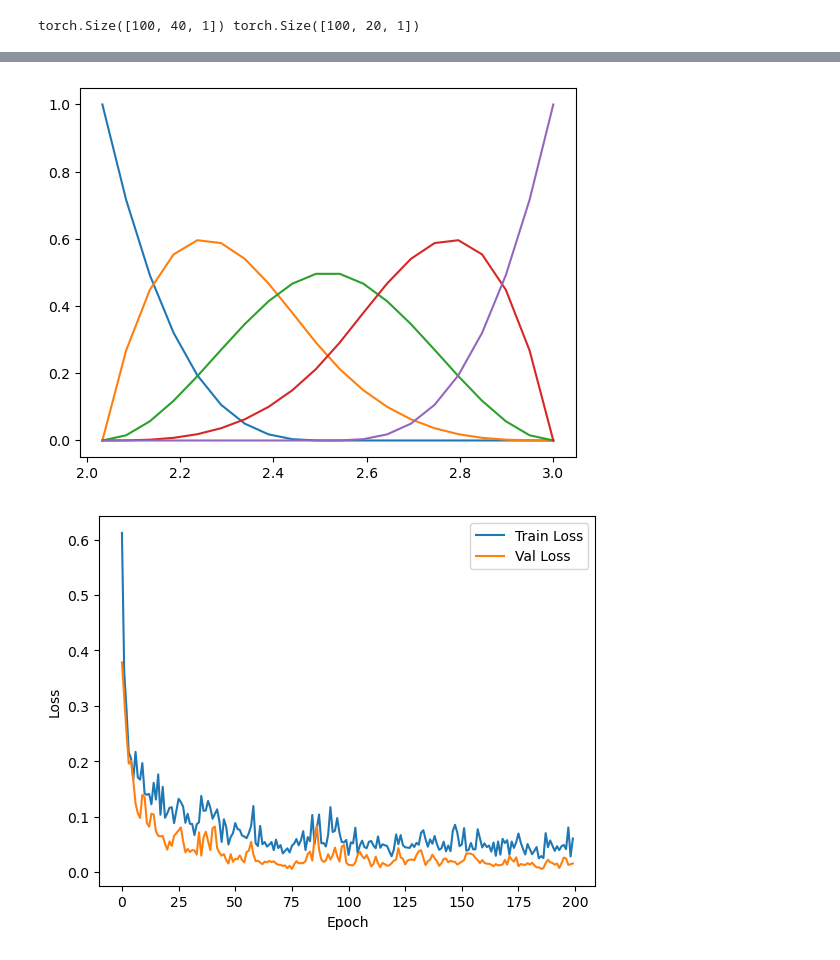
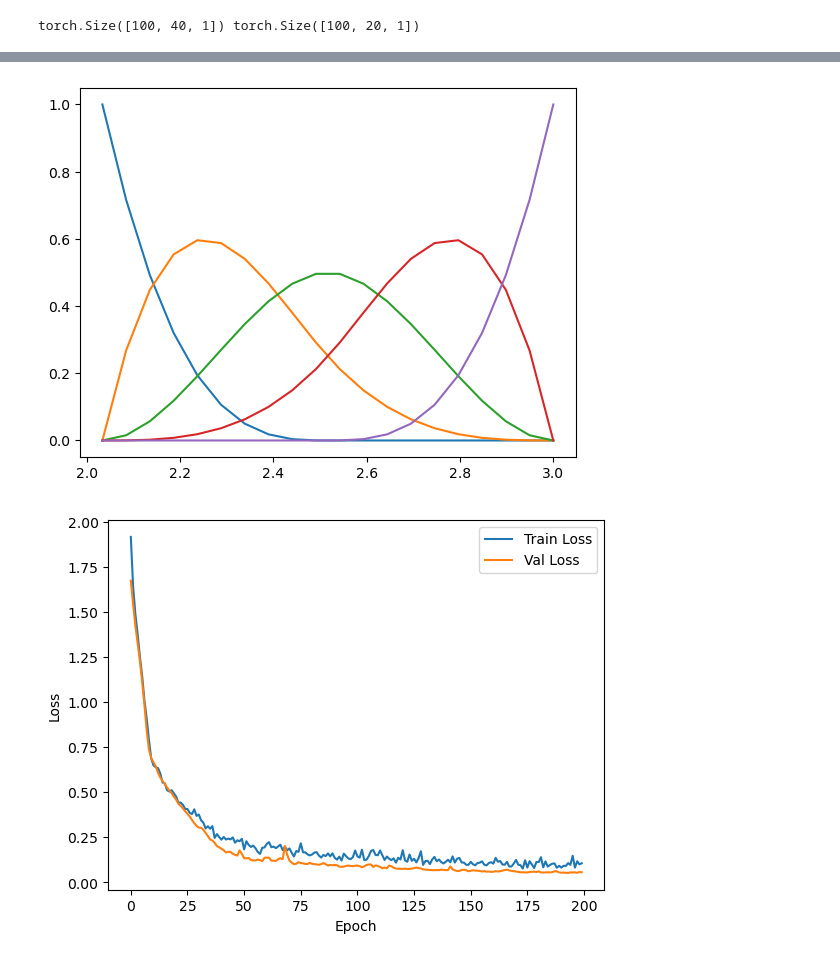
Before and after one commit to nfierroflo/TIMEVIEW, a Jupyter notebook: TIMEVIEW4FE/example_of_use.ipynb, the cells around one changed output, grey strips where cells are left out. Cells and saved outputs as stored; diff of their text form; code cells hidden in the pictures.

```diff
--- a/TIMEVIEW4FE/example_of_use.ipynb
+++ b/TIMEVIEW4FE/example_of_use.ipynb
@@ -35,3 +35,31 @@ Y_torch=torch.tensor(Ys[:,sequence_length:]).float().reshape(n_samples,predictio
 print(X_torch.shape,Y_torch.shape)
 # %% [output]
 torch.Size([100, 40, 1]) torch.Size([100, 20, 1])
+# %%
+sequence_length = 40
+prediction_length = 20
+input_channels = 1
+output_channels = 1
+n_samples=200
+n_timesteps=sequence_length+prediction_length
+
+#generate a Sine dataset
+Dataset_generator=SineTransDataset_AR(n_samples=n_samples, n_timesteps=n_timesteps)
+X,ts,ys=Dataset_generator.get_X_ts_ys()
+
+Ys1=np.array(ys)
+X1_torch=torch.tensor(Ys1[:,:sequence_length]).float().reshape(n_samples,sequence_length,1)
+Y1_torch=torch.tensor(Ys1[:,sequence_length:]).float().reshape(n_samples,prediction_length,1)
+
+
+#generate a Sine dataset
+Dataset_generator=SineDataset_AR(n_samples=n_samples, n_timesteps=n_timesteps)
+X,ts,ys=Dataset_generator.get_X_ts_ys()
+Ys2=np.array(ys)
+X2_torch=torch.tensor(Ys2[:,:sequence_length]).float().reshape(n_samples,sequence_length,1)
+Y2_torch=torch.tensor(Ys2[:,sequence_length:]).float().reshape(n_samples,prediction_length,1)
+
+
+X_torch=torch.square(X1_torch+X2_torch)
+Y_torch=torch.square(Y1_torch+Y2_torch)
+print(X_torch.shape,Y_torch.shape)
@@ -76,35 +106,35 @@ for i in range(B):
     plt.plot(t,Phis[0][:,i])
 plt.show()
 
 latent_model = TSMixer(
     sequence_length=sequence_length,   # same as time steps in X
     prediction_length=B, # number of spline coefficients to predict
     input_channels=1,
 )
 
 best_latent_model, curves, test_loss,test_dataset = train_latent_tsmixer(
     latent_model,
     X_torch,
     Y_torch,
     Phis,
     train_ratio=0.7,
     val_ratio=0.15,
     test_ratio=0.15,
     epochs=200,
     batch_size=32,
-    lr=0.01,
+    lr=0.001,
     device="cpu"  # or "cuda"
 )
 
 plt.plot(curves[0], label='Train Loss')
 plt.plot(curves[1], label='Val Loss')
 plt.xlabel('Epoch')
 plt.ylabel('Loss')
 plt.legend()
 plt.show()
 # %% [output]
 [figure]
-[figure, old version]
+[figure, new version]
 # %%
 for idx in range(15):
     x_example=test_dataset.__getitem__(idx)[0]
```
Also changed, not shown: parts of 6 cells of this notebook, 5 other files.
